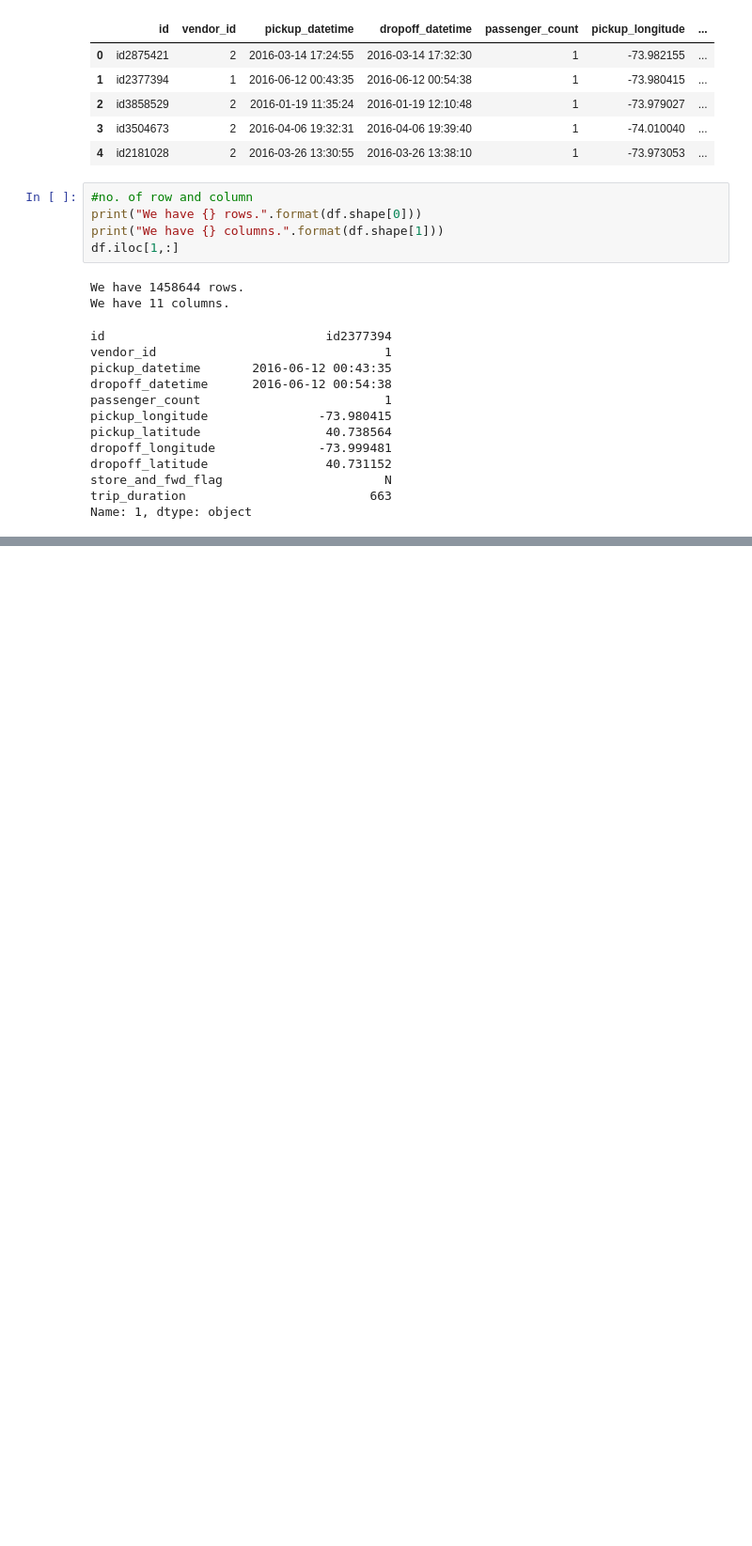
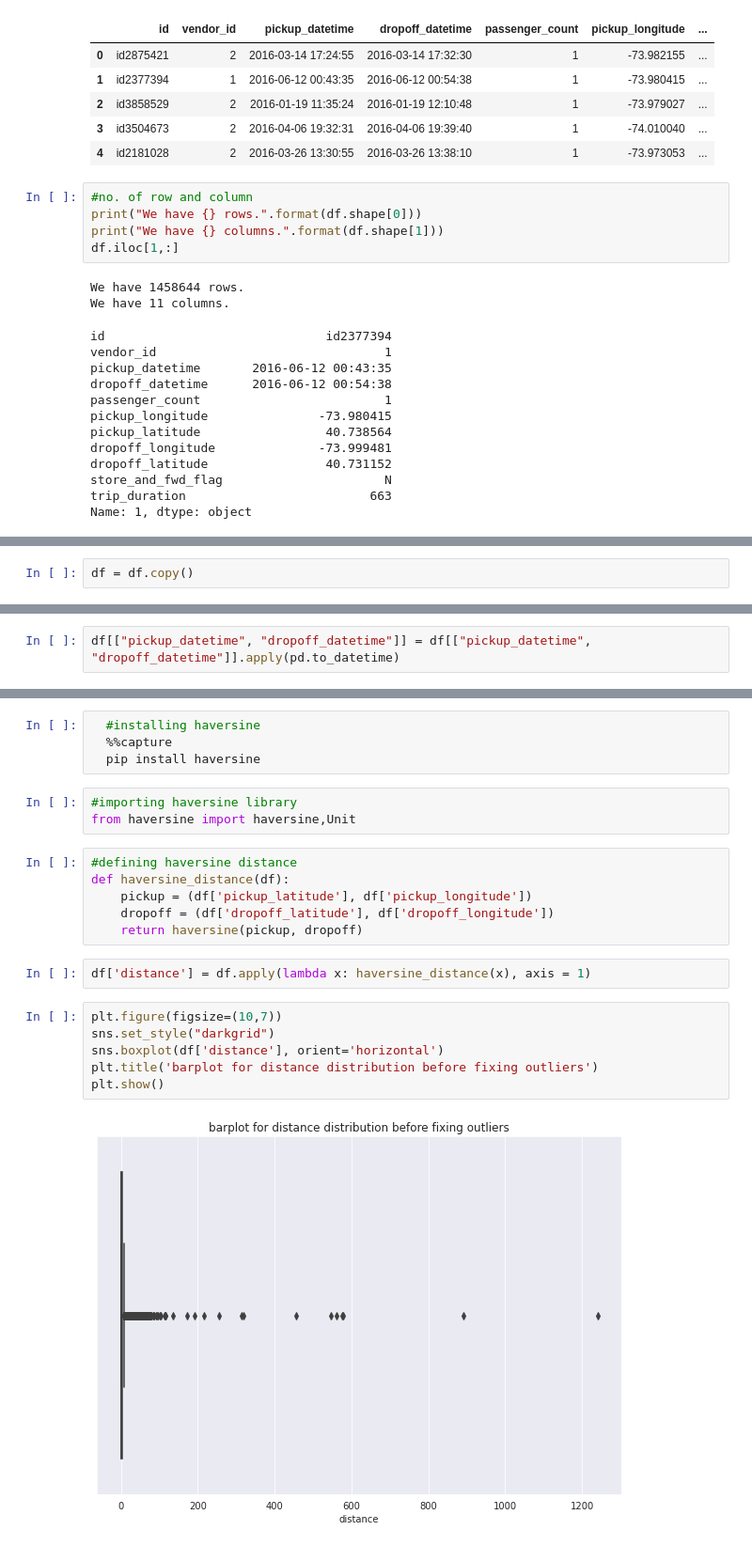
Before and after one commit to Minazuddin37/NYC-taxi-trip-time-prediction, a Jupyter notebook: Taxi_Trip_Time_Prediction_Capstone_Project.ipynb, the cells around one changed output, grey strips where cells are left out. Shown at 94% size. Saved outputs shown, nothing was run; the diff lists cells and outputs as text; blank space fills up the shorter version.

```diff
--- a/Taxi_Trip_Time_Prediction_Capstone_Project.ipynb
+++ b/Taxi_Trip_Time_Prediction_Capstone_Project.ipynb
@@ -111,0 +170,2 @@ df.describe()
+# %%
+df = df.copy()
@@ -111,0 +174,2 @@ df.describe()
+# %%
+df[["pickup_datetime", "dropoff_datetime"]] = df[["pickup_datetime", "dropoff_datetime"]].apply(pd.to_datetime)
@@ -111,0 +178,23 @@ df.describe()
+# %%
+  #installing haversine
+  %%capture
+  pip install haversine
+# %%
+#importing haversine library
+from haversine import haversine,Unit
+# %%
+#defining haversine distance
+def haversine_distance(df):
+    pickup = (df['pickup_latitude'], df['pickup_longitude'])
+    dropoff = (df['dropoff_latitude'], df['dropoff_longitude'])
+    return haversine(pickup, dropoff)
+# %%
+df['distance'] = df.apply(lambda x: haversine_distance(x), axis = 1)
+# %%
+plt.figure(figsize=(10,7))
+sns.set_style("darkgrid")
+sns.boxplot(df['distance'], orient='horizontal')
+plt.title('barplot for distance distribution before fixing outliers')
+plt.show()
+# %% [output]
+[figure, added]
```
Also changed, not shown: parts of 118 cells of this notebook.
